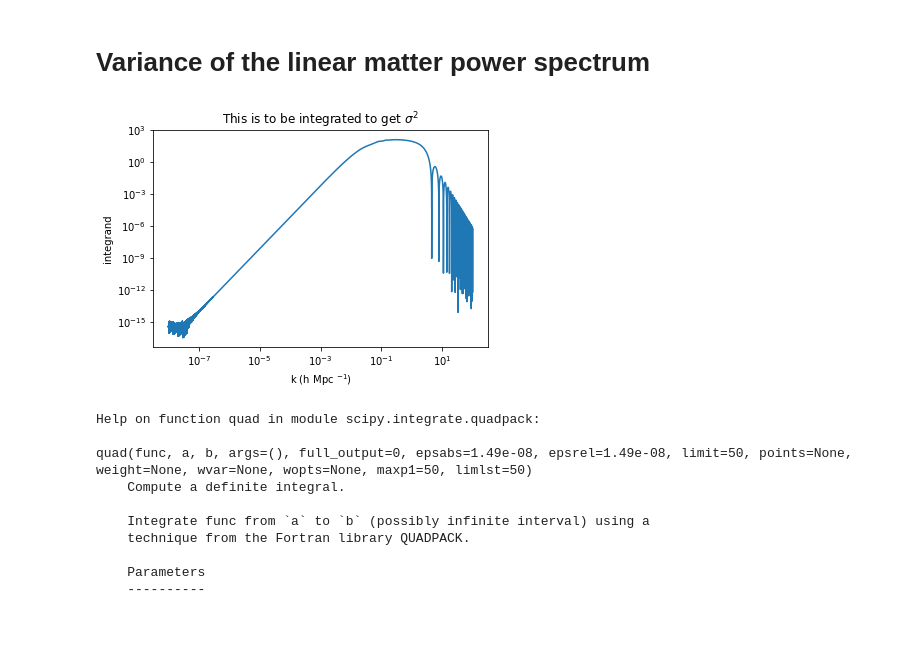
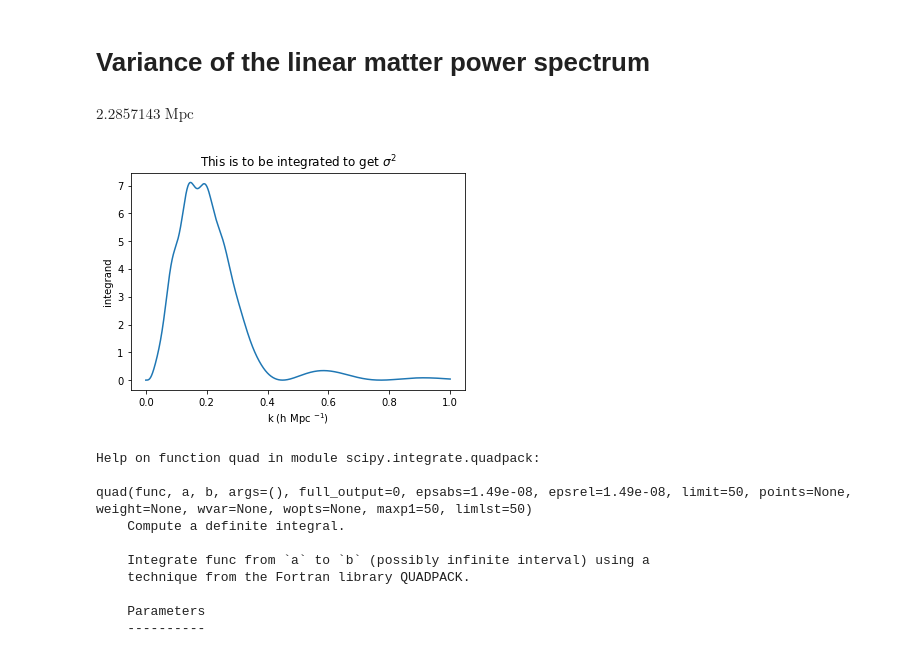
Before and after one commit to SunilSimha/MgIIabs, a Jupyter notebook: docs/Smoothed PS variance.ipynb, the cells around one changed output. Drawn from its saved outputs; the diff is of its cells as text; code cells hidden in the pictures; blank space fills up the shorter version.

```diff
--- a/docs/Smoothed PS variance.ipynb
+++ b/docs/Smoothed PS variance.ipynb
@@ -9,24 +11,30 @@ from MgIIabs.model import halomassfunc as hmf
 import time
 import cProfile
+# %%
+hmod.rg(1e18*Msun, z=2.5)
+# %% [output]
+$2.2857143 \; \mathrm{Mpc}$
 # %%
 const.initializecosmo(z=2)
 h = const.cosmo['h']
 
-k = 10**np.linspace(-8,2,1000000)*h
-R = 1/h
+R = 10/h
+high = 10/R/h
+k = 10**np.linspace(-8,np.log10(high),10000)*h
+
 
 P = matterps.normalizedmp(k)
 W = hmf.window_th(k,R)
 
-integrand = k*k*W*W*P
+integrand = k*k*W*W*P*k
 
-plt.loglog(k/h,integrand)
+plt.plot(k/h,integrand)
 plt.ylabel('integrand')
 plt.xlabel('k (h Mpc $^{-1}$)')
 plt.title('This is to be integrated to get $\sigma^2$')
 plt.show()
 # %% [output]
-[figure, old version]
+[figure, new version]
 # %%
 help(quad)
 # %% [output]
```
Also changed, not shown: parts of 13 cells of this notebook, 2 other files.
